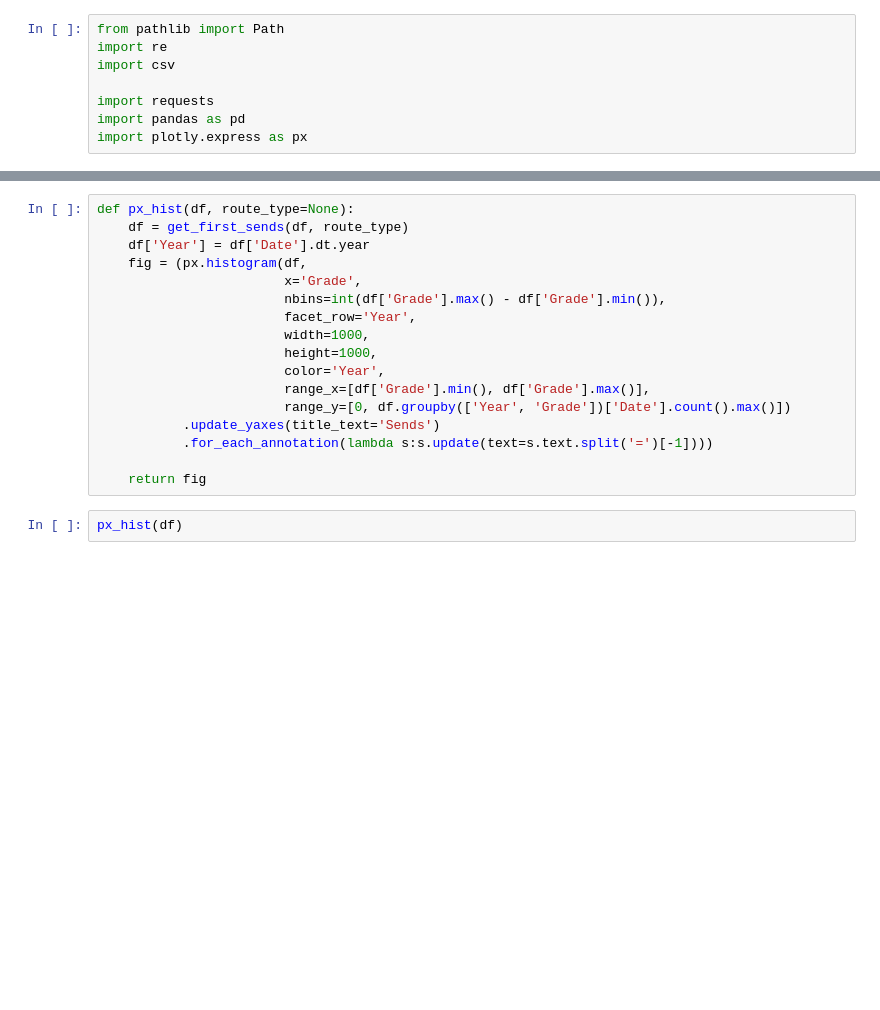
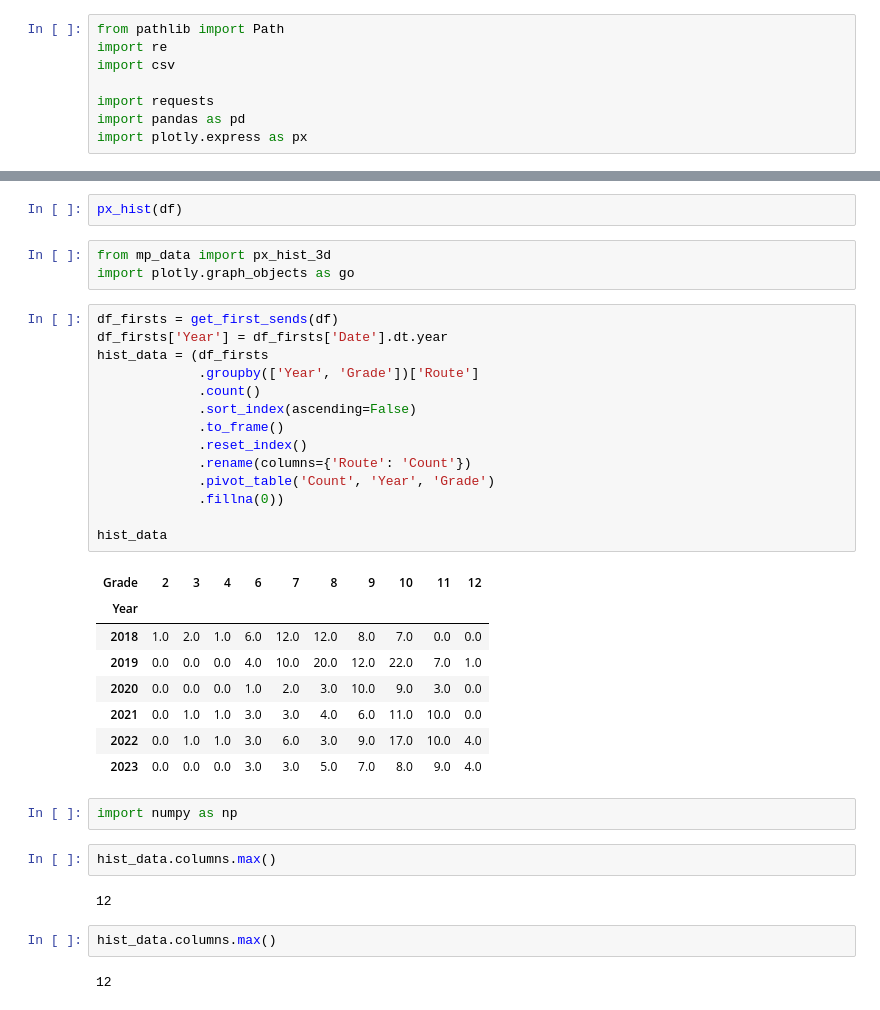
Before and after one commit to bthornton191/mp_data, a Jupyter notebook: routes_hist.ipynb, the cells around one changed output, grey strips where cells are left out. Drawn from its saved outputs; the diff is of its cells as text; blank space fills up the shorter version.

```diff
--- a/routes_hist.ipynb
+++ b/routes_hist.ipynb
@@ -162,19 +73,38 @@ ax = mpl_hist(df)
-# %%
-def px_hist(df, route_type=None):
-    df = get_first_sends(df, route_type)
-    df['Year'] = df['Date'].dt.year
-    fig = (px.histogram(df,
-                        x='Grade',
-                        nbins=int(df['Grade'].max() - df['Grade'].min()),
-                        facet_row='Year',
-                        width=1000,
-                        height=1000,
-                        color='Year',
-                        range_x=[df['Grade'].min(), df['Grade'].max()],
-                        range_y=[0, df.groupby(['Year', 'Grade'])['Date'].count().max()])
-           .update_yaxes(title_text='Sends')
-           .for_each_annotation(lambda s:s.update(text=s.text.split('=')[-1])))
-
-    return fig
 # %%
 px_hist(df)
+# %%
+from mp_data import px_hist_3d
+import plotly.graph_objects as go
+# %%
+df_firsts = get_first_sends(df)
+df_firsts['Year'] = df_firsts['Date'].dt.year
+hist_data = (df_firsts
+             .groupby(['Year', 'Grade'])['Route']
+             .count()
+             .sort_index(ascending=False)
+             .to_frame()
+             .reset_index()
+             .rename(columns={'Route': 'Count'})
+             .pivot_table('Count', 'Year', 'Grade')
+             .fillna(0))
+
+hist_data
+# %% [output]
+| Grade | 2 | 3 | 4 | 6 | 7 | 8 | 9 | 10 | 11 | 12 |
+| Year |  |  |  |  |  |  |  |  |  |  |
+| 2018 | 1.0 | 2.0 | 1.0 | 6.0 | 12.0 | 12.0 | 8.0 | 7.0 | 0.0 | 0.0 |
+| 2019 | 0.0 | 0.0 | 0.0 | 4.0 | 10.0 | 20.0 | 12.0 | 22.0 | 7.0 | 1.0 |
+| 2020 | 0.0 | 0.0 | 0.0 | 1.0 | 2.0 | 3.0 | 10.0 | 9.0 | 3.0 | 0.0 |
+| 2021 | 0.0 | 1.0 | 1.0 | 3.0 | 3.0 | 4.0 | 6.0 | 11.0 | 10.0 | 0.0 |
+| 2022 | 0.0 | 1.0 | 1.0 | 3.0 | 6.0 | 3.0 | 9.0 | 17.0 | 10.0 | 4.0 |
+| 2023 | 0.0 | 0.0 | 0.0 | 3.0 | 3.0 | 5.0 | 7.0 | 8.0 | 9.0 | 4.0 |
+# %%
+import numpy as np
+# %%
+hist_data.columns.max()
+# %% [output]
+12
+# %%
+hist_data.columns.max()
+# %% [output]
+12
```
Also changed, not shown: parts of 17 cells of this notebook, 3 other files.
